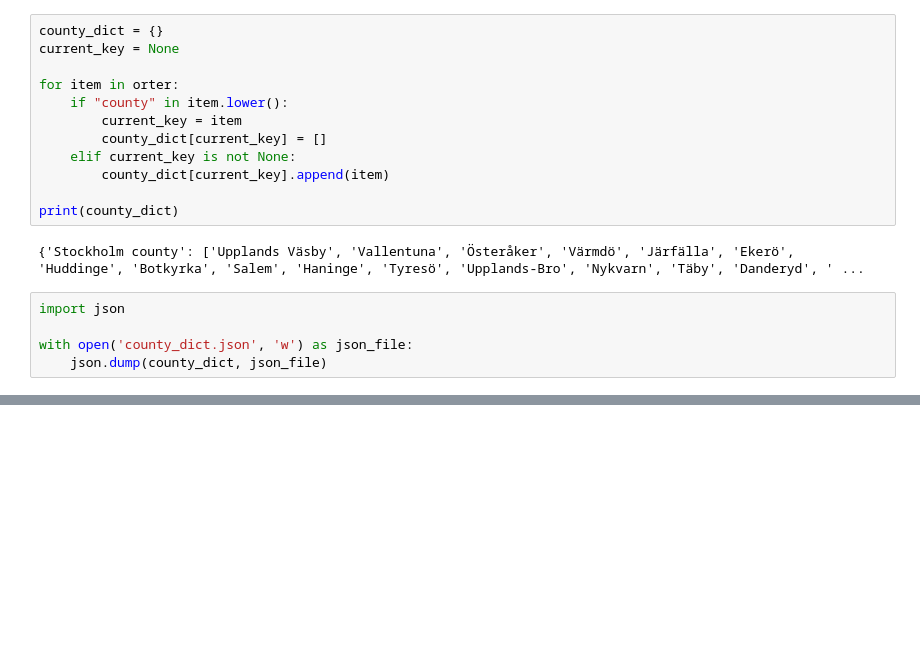
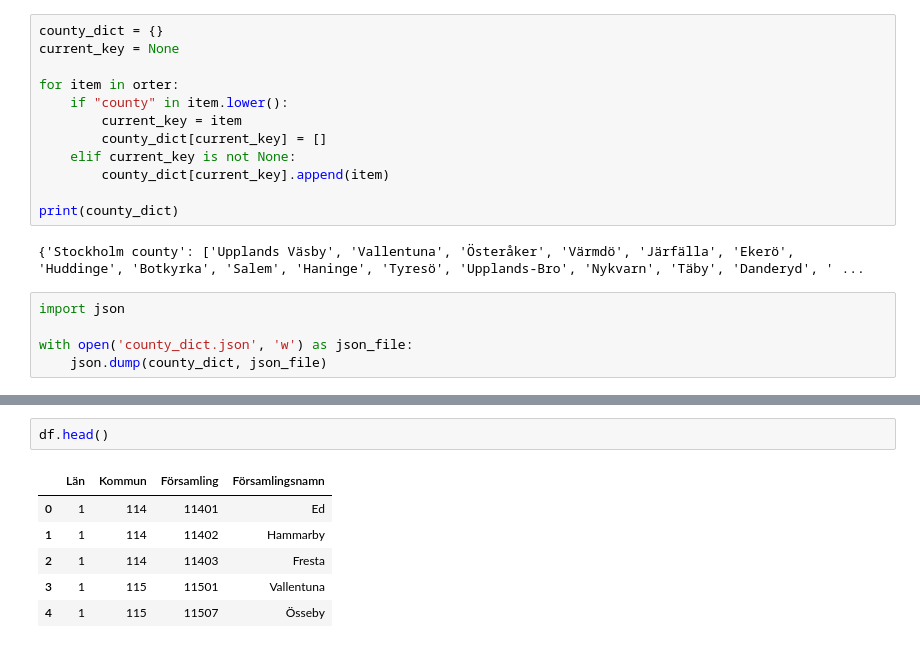
Before and after one commit to neddul/generate-network-project, a Jupyter notebook: generatedatasynthetic_data.ipynb, the cells around one changed output, grey strips where cells are left out. Saved outputs shown, nothing was run; the diff lists cells and outputs as text; blank space fills up the shorter version.

```diff
--- a/generatedatasynthetic_data.ipynb
+++ b/generatedatasynthetic_data.ipynb
@@ -78,0 +214,9 @@ scb.info()
+# %%
+df.head()
+# %% [output]
+|  | Län | Kommun | Församling | Församlingsnamn |
+| 0 | 1 | 114 | 11401 | Ed |
+| 1 | 1 | 114 | 11402 | Hammarby |
+| 2 | 1 | 114 | 11403 | Fresta |
+| 3 | 1 | 115 | 11501 | Vallentuna |
+| 4 | 1 | 115 | 11507 | Össeby |
```
Also changed, not shown: parts of 13 cells of this notebook, 1 other file.
